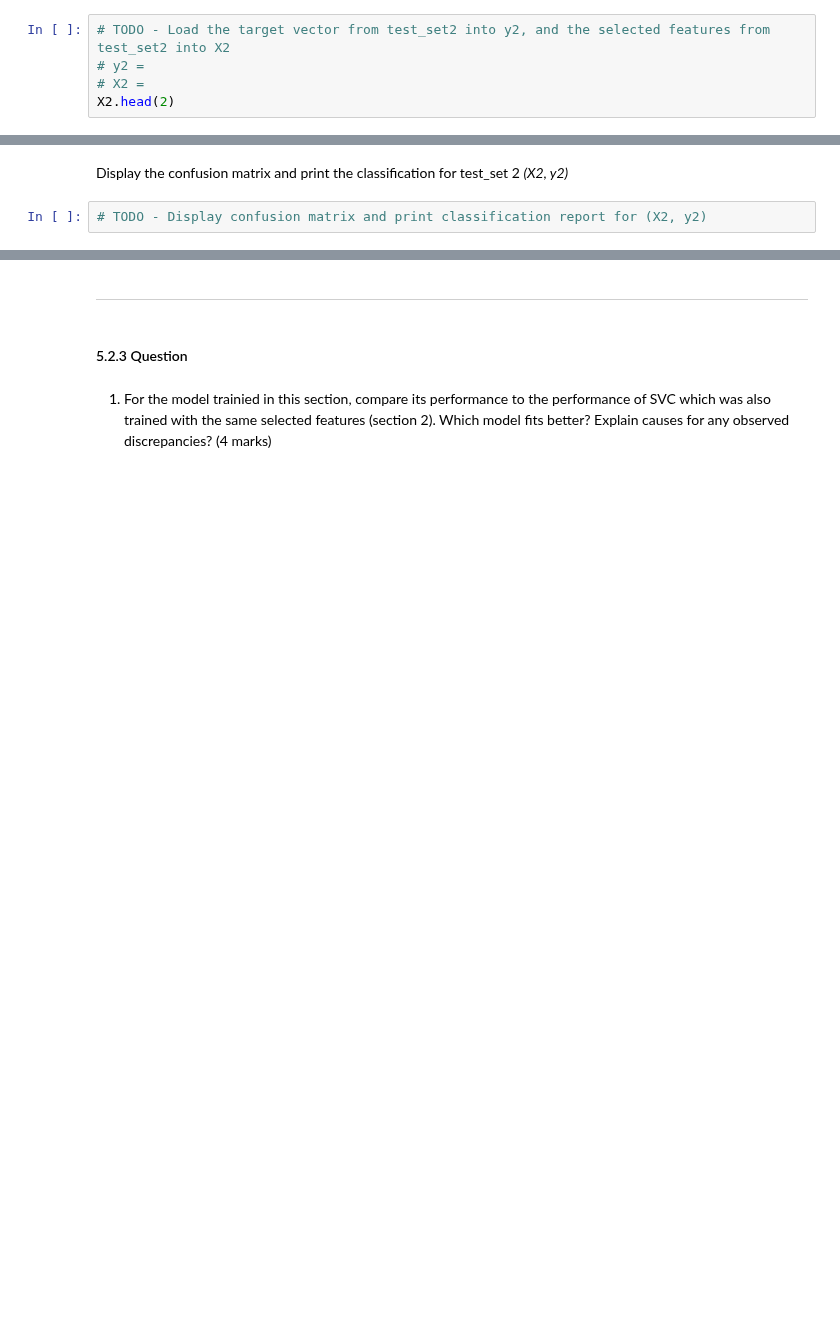
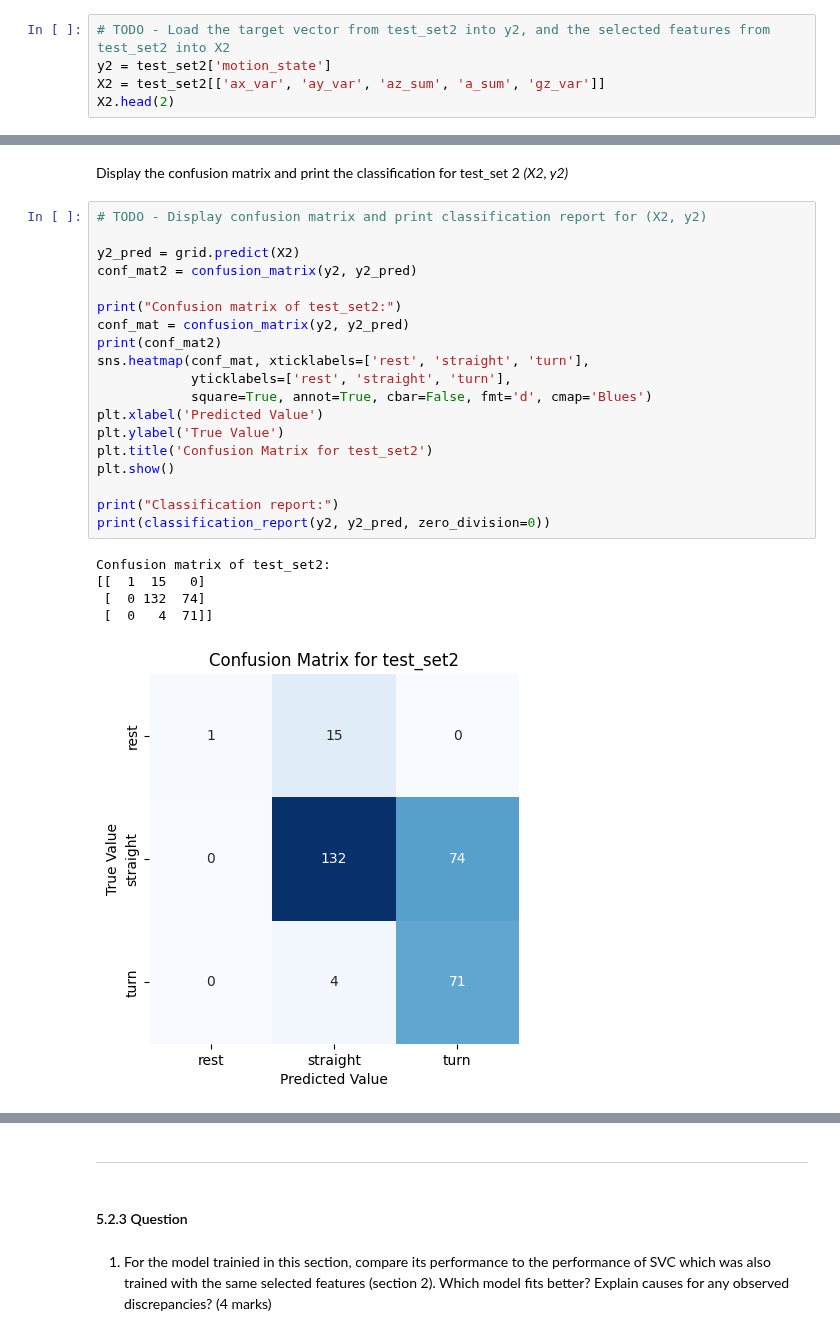
Before and after one commit to chshxiao/engg680_2024_fall, a Jupyter notebook: Lab_Assignment4/Assignment4.ipynb, the cells around one changed output, grey strips where cells are left out. Saved outputs shown, nothing was run; the diff lists cells and outputs as text; blank space fills up the shorter version.

```diff
--- a/Lab_Assignment4/Assignment4.ipynb
+++ b/Lab_Assignment4/Assignment4.ipynb
@@ -1025,5 +1103,5 @@ X1.head(2)
 # %%
 # TODO - Load the target vector from test_set2 into y2, and the selected features from test_set2 into X2
-# y2 =
-# X2 =
+y2 = test_set2['motion_state']
+X2 = test_set2[['ax_var', 'ay_var', 'az_sum', 'a_sum', 'gz_var']]
 X2.head(2)
@@ -1044,4 +1163,27 @@ Display the confusion matrix and print the classification for test_set 1 *(X1, y
 # %% [markdown]
 Display the confusion matrix and print the classification for test_set 2 *(X2, y2)*
-# %%
-# TODO - Display confusion matrix and print classification report for (X2, y2)
+# %%
+# TODO - Display confusion matrix and print classification report for (X2, y2)
+
+y2_pred = grid.predict(X2)
+conf_mat2 = confusion_matrix(y2, y2_pred)
+
+print("Confusion matrix of test_set2:")
+conf_mat = confusion_matrix(y2, y2_pred)
+print(conf_mat2)
+sns.heatmap(conf_mat, xticklabels=['rest', 'straight', 'turn'],
+            yticklabels=['rest', 'straight', 'turn'],
+            square=True, annot=True, cbar=False, fmt='d', cmap='Blues')
+plt.xlabel('Predicted Value')
+plt.ylabel('True Value')
+plt.title('Confusion Matrix for test_set2')
+plt.show()
+
+print("Classification report:")
+print(classification_report(y2, y2_pred, zero_division=0))
+# %% [output]
+Confusion matrix of test_set2:
+[[  1  15   0]
+ [  0 132  74]
+ [  0   4  71]]
+[figure, added]
```
Also changed, not shown: parts of 18 cells of this notebook.
